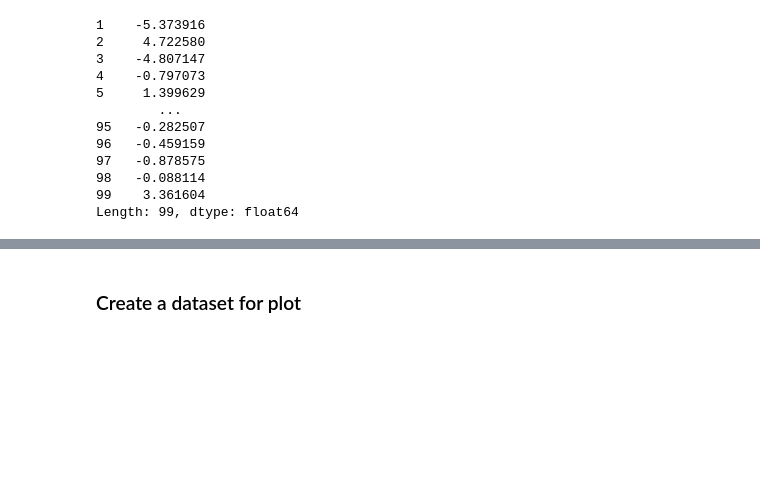
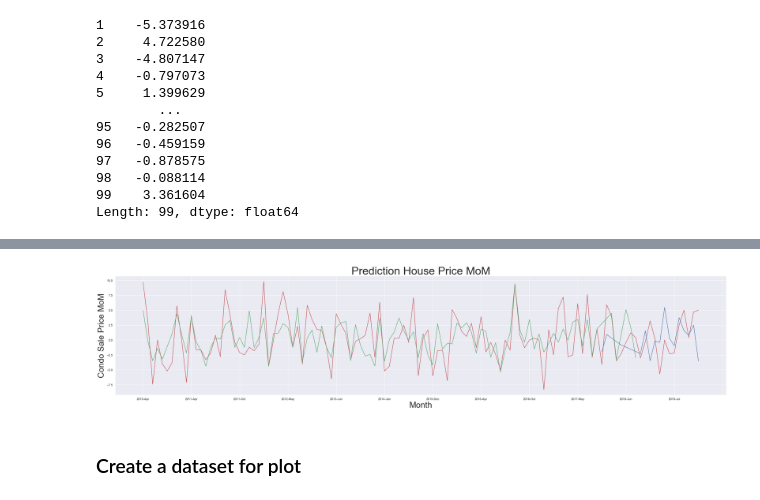
Before and after one commit to iuniorhsiung/mod4_project_DC_housing_price, a Jupyter notebook: master_notebook/DC_house_NL.ipynb, the cells around one changed output, grey strips where cells are left out. Cells and saved outputs as stored; diff of their text form; code cells hidden in the pictures; blank space fills up the shorter version.

```diff
--- a/master_notebook/DC_house_NL.ipynb
+++ b/master_notebook/DC_house_NL.ipynb
@@ -587,7 +591,7 @@ residual
 99    3.361604
 Length: 99, dtype: float64
 # %%
-sel_x_test = test_x[['Days on Market_1diff', 'US_UR_1diff', 'New Listings MoM_1diff', 'DMV_UR_log_1diff', 'Average Sale To List MoM_1diff', 'DMV_PER_1diff', 'WDXRSA_1diff']]
+sel_x_test = test_x[['Days on Market_1diff', 'Days on Market MoM', 'US_UR_1diff', 'New Listings MoM_1diff', 'DMV_UR_log_1diff', 'Average Sale To List MoM_1diff', 'DMV_PER_1diff', 'WDXRSA_1diff']]
 test_X = sm.add_constant(sel_x_test)
 res.predict(test_X)
 # %% [output]
@@ -651,0 +708,4 @@ np.mean((abs(error_oot))/df["Median Sale Price"][100:117])
+# %%
+temp = res.predict(train_X).append(res.predict(test_X))
+#type(temp)
+#temp
@@ -651,0 +716,10 @@ np.mean((abs(error_oot))/df["Median Sale Price"][100:117])
+# %%
+df_model = pd.DataFrame(df1['Time'])
+df_model['Median Sale Price MoM'] = df['Median Sale Price MoM'][1:117]
+df_model['In Time'] = temp#pd.Series(temp, index=df1.index)
+df_model['OOT Time'] = df_model['In Time']
+df_model.to_csv('../data/df_model.csv')
+# %%
+df_model['In Time'][100:117] = np.NaN
+df_model['OOT Time'][0:100] = np.NaN
+df_model.to_csv('../data/df_model.csv')
@@ -652,2 +755,14 @@ np.mean((abs(error_oot))/df["Median Sale Price"][100:117])
+# %%
+sns.lineplot(x = "Time", y = "Median Sale Price MoM", color = 'r', data = df_model)
+ax2 = sns.lineplot(x = df_model['Time'][1:100], y = df_model['In Time'][1:100], color = 'g')
+ax3 = sns.lineplot(x = df_model['Time'][100:117], y = df_model['OOT Time'][100:117], color = 'b')
+sns.set(rc={'figure.figsize':(40,8)})
+plt.xticks(range(0, 130, 10))
+plt.title("Prediction House Price MoM", fontsize = 40)
+plt.xlabel("Month", fontsize = 30)
+plt.ylabel("Condo Sale Price MoM", fontsize = 30)
+plt.show()
+# %% [output]
+[figure, added]
 # %% [markdown]
 ### Create a dataset for plot
```
Also changed, not shown: parts of 32 cells of this notebook, 2 other files.
